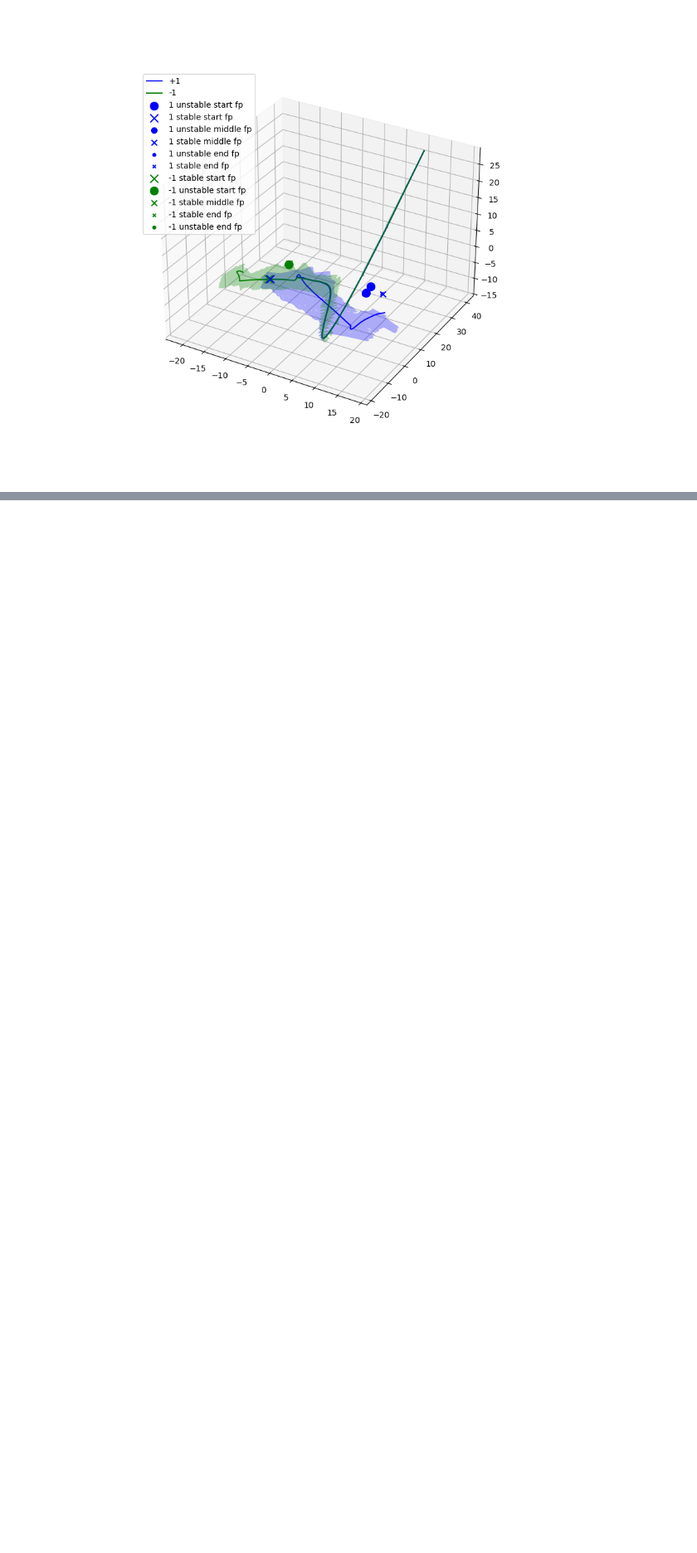
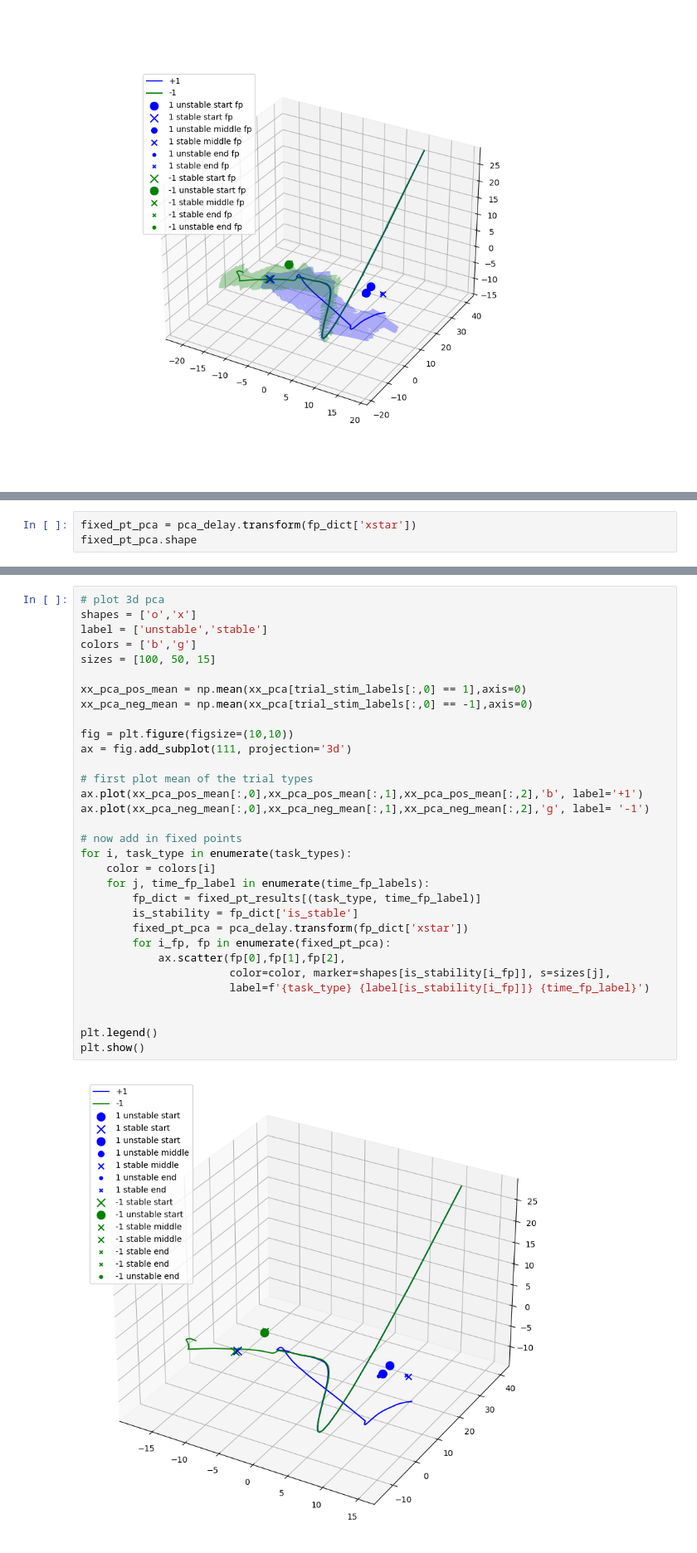
Before and after one commit to renee-tung/spikeRNN, a Jupyter notebook: analysis_code/trajectory/model_fixed_point_v2.ipynb, the cells around one changed output, grey strips where cells are left out. Shown at 83% size. Cells and saved outputs as stored; diff of their text form; blank space fills up the shorter version.

```diff
--- a/analysis_code/trajectory/model_fixed_point_v2.ipynb
+++ b/analysis_code/trajectory/model_fixed_point_v2.ipynb
@@ -643,0 +682,3 @@ tu.plot_fixed_pts(fixed_pt_results, model_results_dir, settings,
+# %%
+fixed_pt_pca = pca_delay.transform(fp_dict['xstar'])
+fixed_pt_pca.shape
@@ -643,0 +687,34 @@ tu.plot_fixed_pts(fixed_pt_results, model_results_dir, settings,
+# %%
+# plot 3d pca
+shapes = ['o','x']
+label = ['unstable','stable']
+colors = ['b','g']
+sizes = [100, 50, 15]
+
+xx_pca_pos_mean = np.mean(xx_pca[trial_stim_labels[:,0] == 1],axis=0)
+xx_pca_neg_mean = np.mean(xx_pca[trial_stim_labels[:,0] == -1],axis=0)
+
+fig = plt.figure(figsize=(10,10))
+ax = fig.add_subplot(111, projection='3d')
+
+# first plot mean of the trial types
+ax.plot(xx_pca_pos_mean[:,0],xx_pca_pos_mean[:,1],xx_pca_pos_mean[:,2],'b', label='+1')
+ax.plot(xx_pca_neg_mean[:,0],xx_pca_neg_mean[:,1],xx_pca_neg_mean[:,2],'g', label= '-1')
+
+# now add in fixed points
+for i, task_type in enumerate(task_types):
+    color = colors[i]
+    for j, time_fp_label in enumerate(time_fp_labels):
+        fp_dict = fixed_pt_results[(task_type, time_fp_label)]
+        is_stability = fp_dict['is_stable']
+        fixed_pt_pca = pca_delay.transform(fp_dict['xstar'])
+        for i_fp, fp in enumerate(fixed_pt_pca):
+            ax.scatter(fp[0],fp[1],fp[2],
+                       color=color, marker=shapes[is_stability[i_fp]], s=sizes[j],
+                       label=f'{task_type} {label[is_stability[i_fp]]} {time_fp_label}')
+
+
+plt.legend()
+plt.show()
+# %% [output]
+[figure, added]
```
Also changed, not shown: parts of 8 cells of this notebook, 8 other files.
